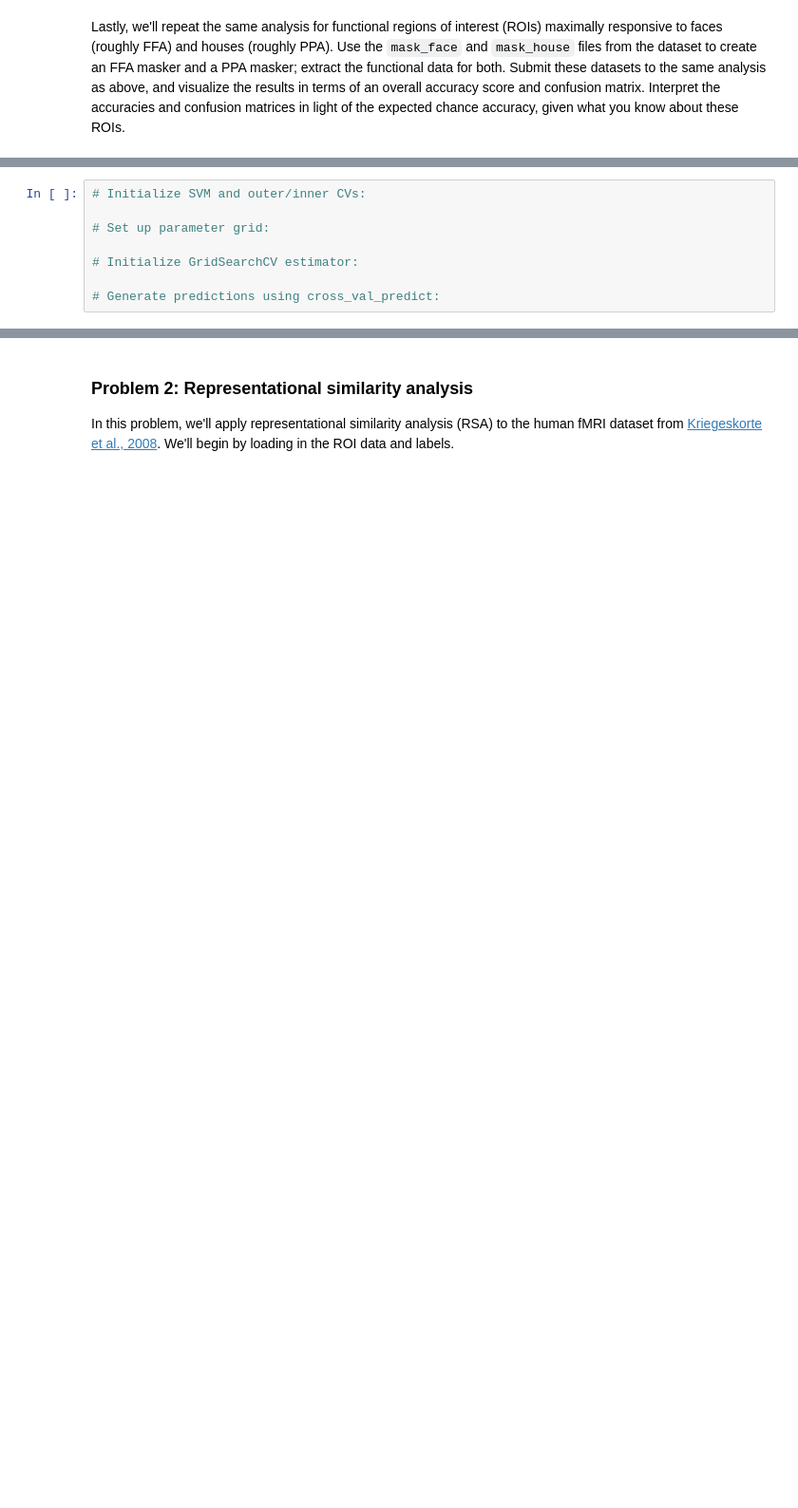
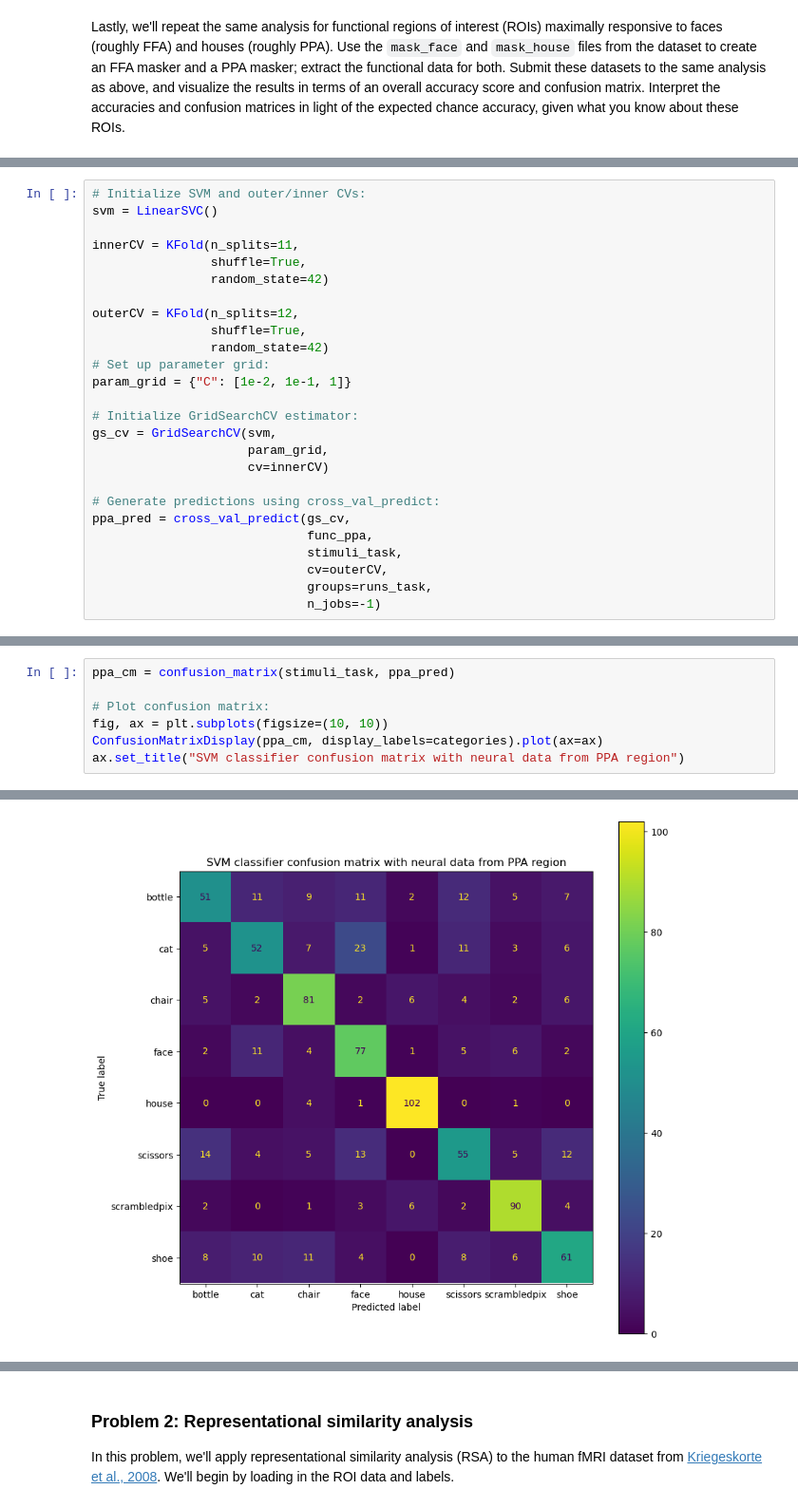
Before and after one commit to NeuTTH/neu502b-lab, a Jupyter notebook: homework/homework-2.ipynb, the cells around one changed output, grey strips where cells are left out. Shown at 95% size. Cells and saved outputs as stored; diff of their text form; blank space fills up the shorter version.

```diff
--- a/homework/homework-2.ipynb
+++ b/homework/homework-2.ipynb
@@ -122,8 +171,26 @@ Lastly, we'll repeat the same analysis for functional regions of interest (ROIs)
 # %%
 # Initialize SVM and outer/inner CVs:
+svm = LinearSVC()
 
+innerCV = KFold(n_splits=11,
+                shuffle=True,
+                random_state=42)
+
+outerCV = KFold(n_splits=12,
+                shuffle=True,
+                random_state=42)
 # Set up parameter grid:
+param_grid = {"C": [1e-2, 1e-1, 1]}
 
 # Initialize GridSearchCV estimator:
+gs_cv = GridSearchCV(svm,
+                     param_grid,
+                     cv=innerCV)
 
 # Generate predictions using cross_val_predict:
+ppa_pred = cross_val_predict(gs_cv,
+                             func_ppa,
+                             stimuli_task,
+                             cv=outerCV,
+                             groups=runs_task,
+                             n_jobs=-1)
@@ -131,0 +203,8 @@ Lastly, we'll repeat the same analysis for functional regions of interest (ROIs)
+# %%
+ppa_cm = confusion_matrix(stimuli_task, ppa_pred)
+
+# Plot confusion matrix:
+fig, ax = plt.subplots(figsize=(10, 10))
+ConfusionMatrixDisplay(ppa_cm, display_labels=categories).plot(ax=ax)
+ax.set_title("SVM classifier confusion matrix with neural data from PPA region")
+# %% [output]
@@ -131,0 +212 @@ Lastly, we'll repeat the same analysis for functional regions of interest (ROIs)
+[figure, added]
```
Also changed, not shown: parts of 33 cells of this notebook.
